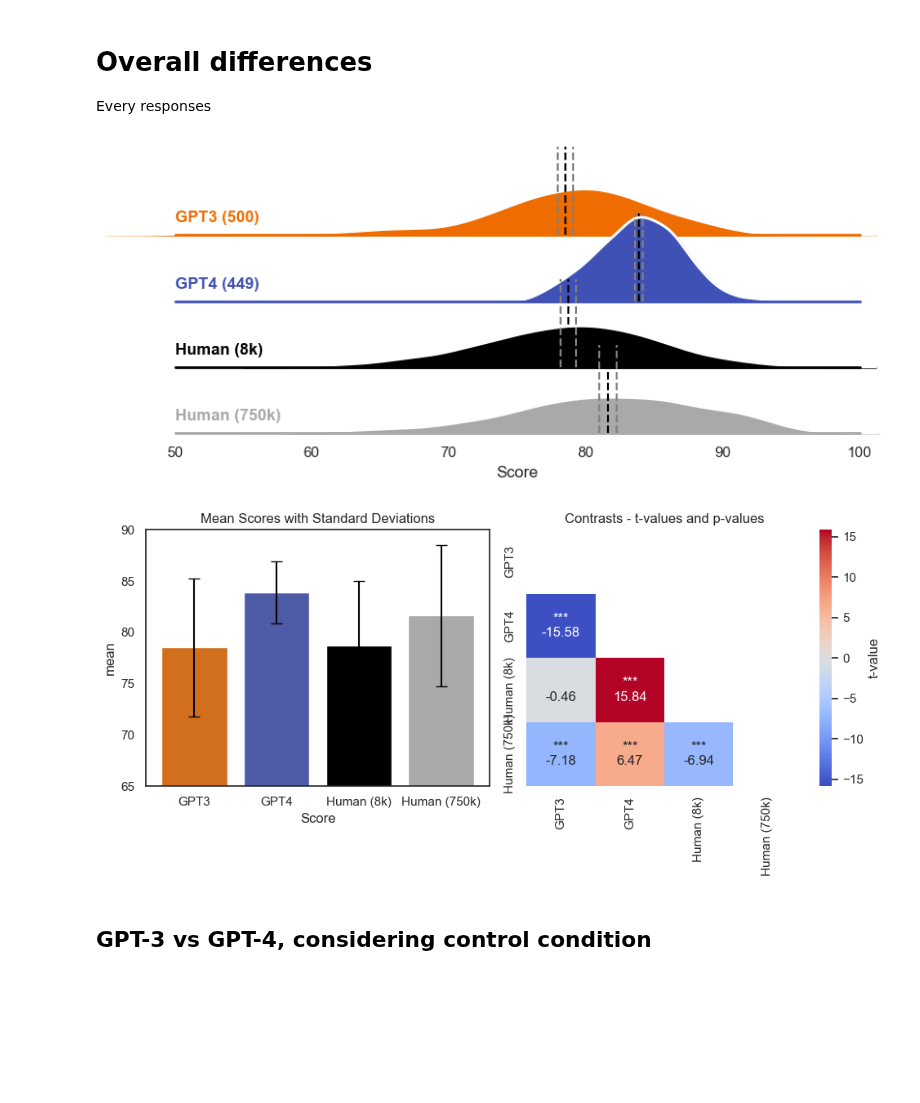
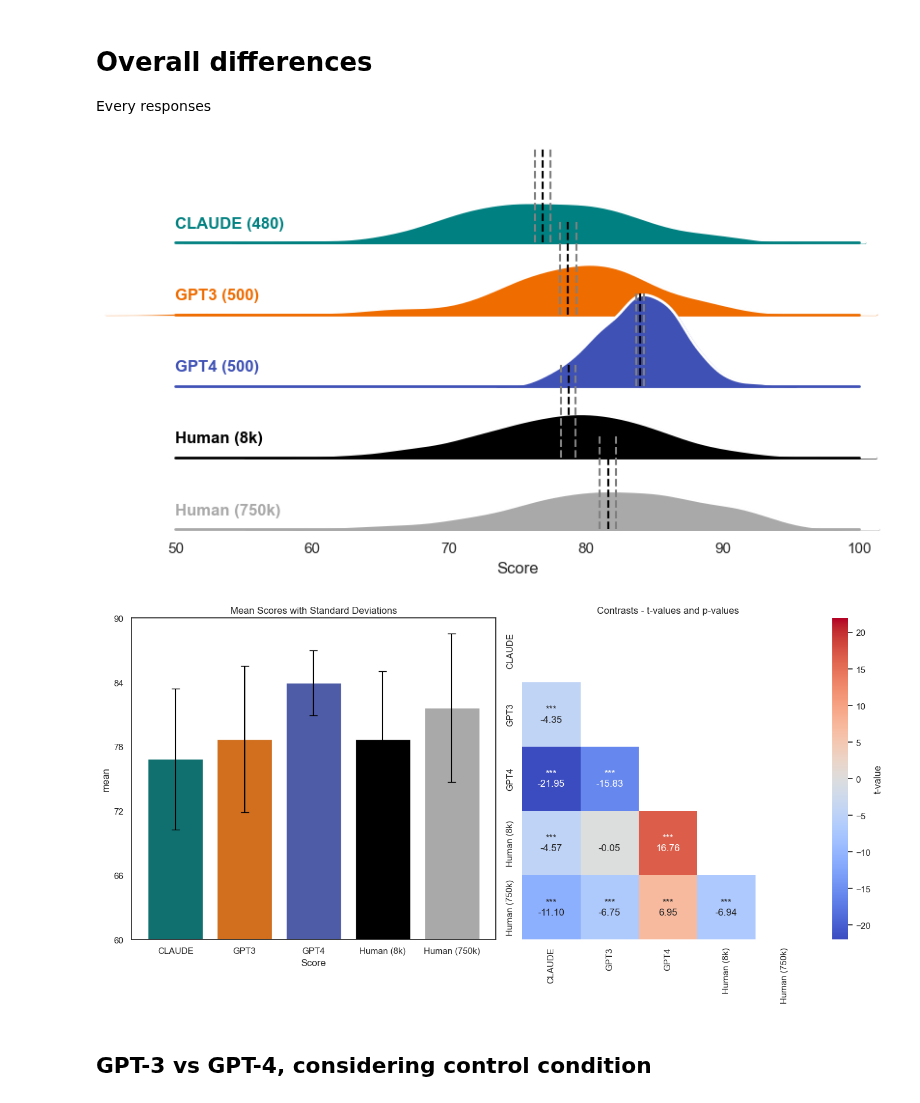
Before and after one commit to AntoineBellemare/DAT_GPT, a Jupyter notebook: scripts/visualization.ipynb, the cells around one changed output. Cells and saved outputs as stored; diff of their text form; code cells hidden in the pictures; blank space fills up the shorter version.

Commit message:
word counts and CLAUDE vizs

```diff
--- a/scripts/visualization.ipynb
+++ b/scripts/visualization.ipynb
@@ -108,12 +136,13 @@ import json
 import pandas as pd
 import fnmatch
 import os
+import re
 
 # Define the file path where the data is located
 data_path = '../data/'
 
 # Define a dictionary to store the results of model.dat(words)
-results_dict = {'Temperature': [], 'Strategy': [], 'Score': [], 'Model': [], 'Control': []}
+results_dict = {'Temperature': [], 'Strategy': [], 'Score': [], 'Model': [], 'Control': [], 'Words': []}
 
 # Define a list of patterns to match file names with
 file_patterns = ['*sample_*', '*gpt4_*']
@@ -132,15 +161,21 @@ for file in sorted(os.listdir(data_path)):
         for i in data.keys():
 
             # Split the words into a list
+            # Split the words into a list
             words = data[i].split()
 
-            # Check if the length of the list is 20
-            if len(words) == 20:
-                # Select every other word starting from the first one
-                w_idx = [1, 3, 5, 7, 9, 11, 13, 15, 17, 19]
-                words = [words[index] for index in w_idx]
-            else:
-                continue
+            # Find the indices of '1.' to '10.'
+            indices = [m.start() for m in re.finditer(r'\b(?:[1-9]|10)\.', data[i])]
+
+            # Extract the words after '1.' to '10.' and store them in a new list
+            new_words = []
+            for idx in range(len(indices)):
+                if idx < len(indices) - 1:
+                    new_words.append(data[i][indices[idx] + 3:indices[idx + 1]].strip())
+                else:
+                    new_words.append(data[i][indices[idx] + 3:].strip())
+
+            words = new_words
 
             # Define the strategy based on the file name
             if 'sample_thes' in file or 'gpt4_thes' in file:
@@ -162,12 +197,18 @@ for file in sorted(os.listdir(data_path)):
                 condition = 'High'
             elif 'temp0.5' in file:
                 condition = 'Low'
+            elif 'temp1.0' in file:
+                condition = 'Mid'
             else:
                 condition = 'Mid'
 
             # Define the model based on the file name
             if 'gpt4' in file:
                 llm = 'GPT4'
+            elif 'claude' in file:
+                llm = 'CLAUDE'
+            elif 'bard' in file:
+                llm = 'BARD'
             else:
                 llm = 'GPT3'
 
@@ -178,6 +219,7 @@ for file in sorted(os.listdir(data_path)):
             results_dict['Temperature'].append(condition)
             results_dict['Strategy'].append(strategy)
             results_dict['Score'].append(score)
+            results_dict['Words'].append(words)
             results_dict['Model'].append(llm)
             if strategy == 'Control':
                 results_dict['Control'].append('Control')
@@ -243,9 +311,10 @@ sns.set_theme(style="white", rc={"axes.facecolor": (0, 0, 0, 0)})
 # Initialize the FacetGrid object
 pal = [colors['GPT3_mid_DAT'],
        colors['GPT4_mid_DAT'],
+       colors['CLAUDE_mid_DAT'],
        colors['Human (8k)'],
        colors['Human (750k)'],]
-order = ['GPT3', 'GPT4', 'Human (8k)','Human (750k)']
+order = ['CLAUDE', 'GPT3', 'GPT4', 'Human (8k)','Human (750k)']
 df = results_df.loc[(results_df['Strategy']=='Original instructions') &
                     (results_df['Temperature']=='Mid') | (results_df['Temperature'].isnull())]
 
@@ -253,7 +322,7 @@ df = results_df.loc[(results_df['Strategy']=='Original instructions') &
 df = df.groupby('Model').apply(lambda x: x[np.abs(x['Score'] - x['Score'].mean()) <= 3 * x['Score'].std()]).reset_index(drop=True)
 df = df.groupby('Model').apply(lambda x: x.sample(min(len(x), 500), random_state=32)).reset_index(drop=True)
 
-g = sns.FacetGrid(df, row="Model", hue="Model", aspect=8, height=1, palette=[pal[0], pal[1], pal[3], pal[2]], row_order=order)
+g = sns.FacetGrid(df, row="Model", hue="Model", aspect=8, height=1, palette=[pal[3], pal[2], pal[0], pal[1], pal[4]], row_order=order)
 
 # Draw the densities in a few steps
 g.map(sns.kdeplot, "Score",
@@ -263,37 +332,37 @@ g.map(sns.kdeplot, "Score", clip_on=False, color="w", lw=2, bw_adjust=1)
 # passing color=None to refline() uses the hue mapping
 g.refline(y=0, linewidth=2, linestyle="-", color=None, clip_on=False)
 # Define and use a simple function to label the plot in axes coordinates
 def label(x, color, label):
     ax = plt.gca()
     # check if Human is in the label
     if 'Human' not in label:
         txt = f"{label} ({len(df.loc[df['Model']==label])})"
     else:
         txt = f"{label}"
     ax.text(0, .2, txt, fontweight="bold", color=color,
             ha="left", va="center", transform=ax.transAxes)
 g.map(label, "Score")
 mean_conf, pvals, tvals = analyze_results(df, 'Model', order)
 # Add vertical lines for mean and confidence intervals
 for ax, model in zip(g.axes.flat, order):
     ax.axvline(mean_conf[mean_conf['Model'] == model]['mean'].values[0], color='black', linestyle='--')
     ax.axvline(mean_conf[mean_conf['Model'] == model]['ci_low'].values[0], color='gray', linestyle='--')
     ax.axvline(mean_conf[mean_conf['Model'] == model]['ci_high'].values[0], color='gray', linestyle='--')
 
 # Set the subplots to overlap
 g.figure.subplots_adjust(hspace=-.25)
 
 # Remove axes details that don't play well with overlap
 g.set_titles("")
 g.set(yticks=[], ylabel="")
 g.despine(bottom=True, left=True)
 g.set(xlim=(50, 100))
-g.savefig('DAT_GPT_humans_models_ridge2')
+g.savefig('DAT_GPT_humans_models_ridge3')
 create_heatmap(mean_conf, 'Model', tvals_table=tvals, pvals_table=pvals,
-               pal=[pal[0],pal[1], pal[2], pal[3]], order=order, xlim=(65,90), save='DAT_GPT_humans_models2_test')
+               pal=[pal[2], pal[0], pal[1], pal[3], pal[4]], order=order, xlim=(60,90), save='DAT_GPT_humans_models3_test', large=14)
 # %% [output]
-[figure, old version]
+[figure, new version]
-[figure, old version]
+[figure, new version]
 # %%
 mean_conf
 # %% [markdown]
```
Also changed, not shown: parts of 14 cells of this notebook, 1 other file.
